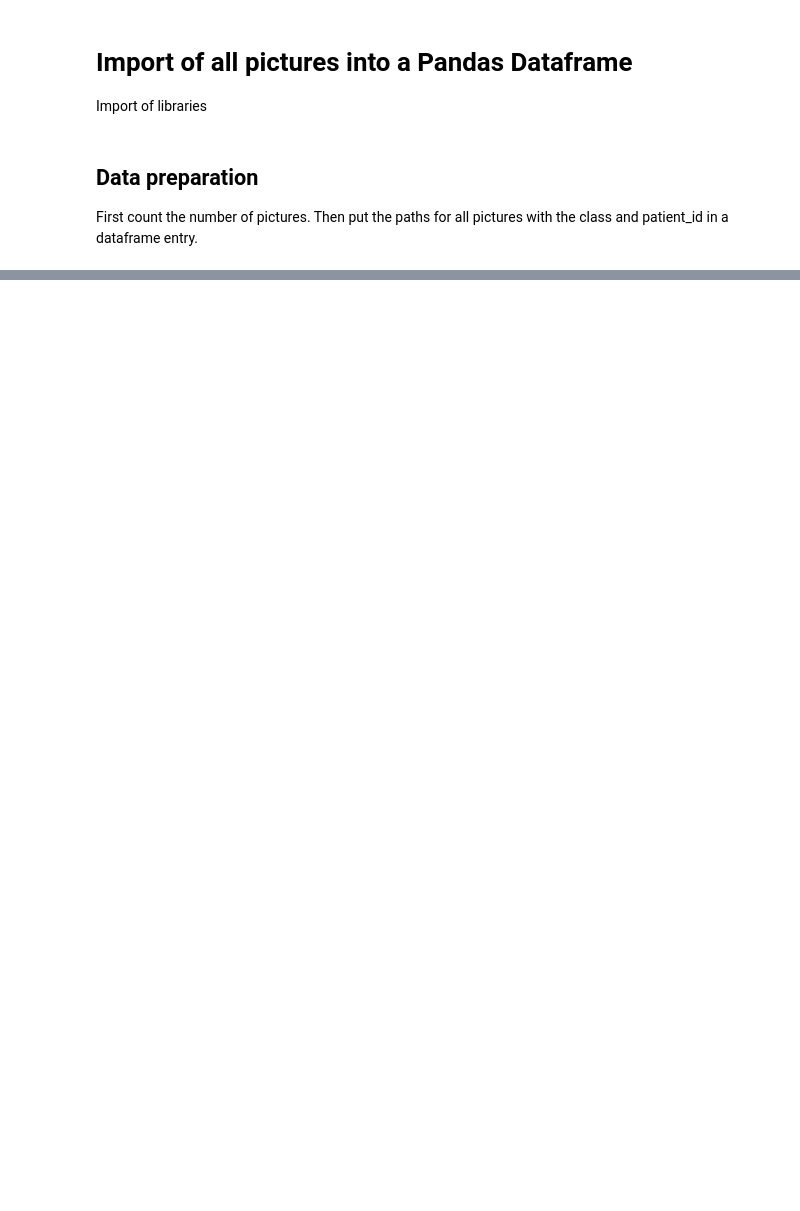
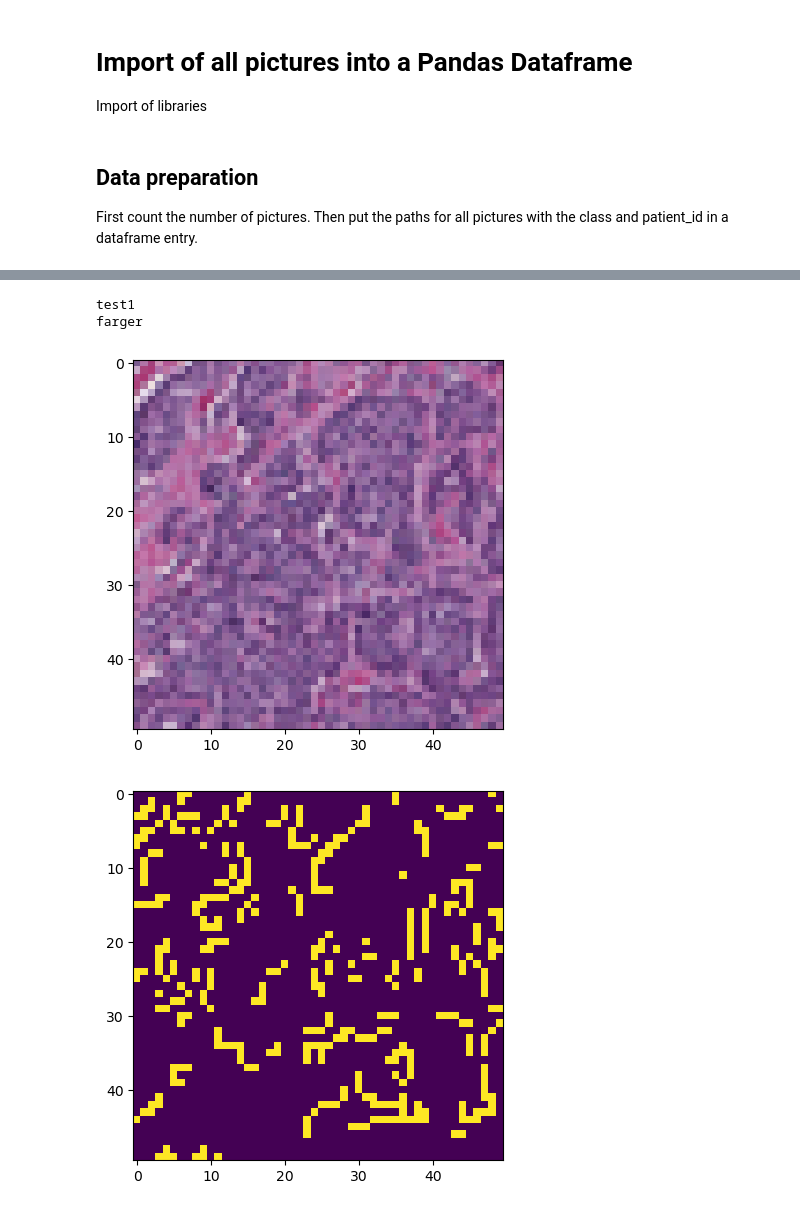
Before and after one commit to fredrikSveen/MALIS_project, a Jupyter notebook: DF_creation.ipynb, the cells around one changed output, grey strips where cells are left out. Drawn from its saved outputs; the diff is of its cells as text; code cells hidden in the pictures; blank space fills up the shorter version.

```diff
--- a/DF_creation.ipynb
+++ b/DF_creation.ipynb
@@ -104,0 +147,46 @@ print('Patients in DF:', patients)
+# %%
+number_of_pix = 50*50
+number_of_edges = []
+
+st = time.time()
+patients = set()
+i = 0
+print(f'test1')
+while True:
+    #if data.loc[i,'path'][-18:] == '.ipynb_checkpoints':
+    #    continue
+    path_elements = data.loc[i,'path'].split('/')
+    patient = path_elements[1]
+    group = path_elements[2]
+    patients.add(patient)
+    if len(patients) == 31:
+    #if i >=2:
+        print(f'farger')
+        plt.imshow(img)
+        plt.show()
+        plt.imshow(edges)
+        plt.show()
+        break
+    img = io.imread(data.loc[i,'path'])
+    #image = plt.imread(data.loc[i,'path'])
+    #imgGray = color.rgb2gray(img)
+    gray = cv2.cvtColor(img, cv2.COLOR_BGR2GRAY)
+    edges = cv2.Canny(gray,180,250)
+    edge_pieces = len(edges[np.where(edges == 255)])
+    #print(edge_pieces)
+    number_of_edges.append(edge_pieces)
+
+    #parameters_df.loc[data.loc[i,'path']] = [red,green,blue,gray,group]
+    i += 1
+parameters_df['edges'] = number_of_edges
+patients.pop()
+et = time.time()
+elapsed_time = et - st
+print('Execution time:', elapsed_time, 'seconds')
+print(parameters_df)
+print('Patients in DF:', patients)
+# %% [output]
+test1
+farger
+[figure, added]
+[figure, added]
```
Also changed, not shown: parts of 5 cells of this notebook, 2 other files.
